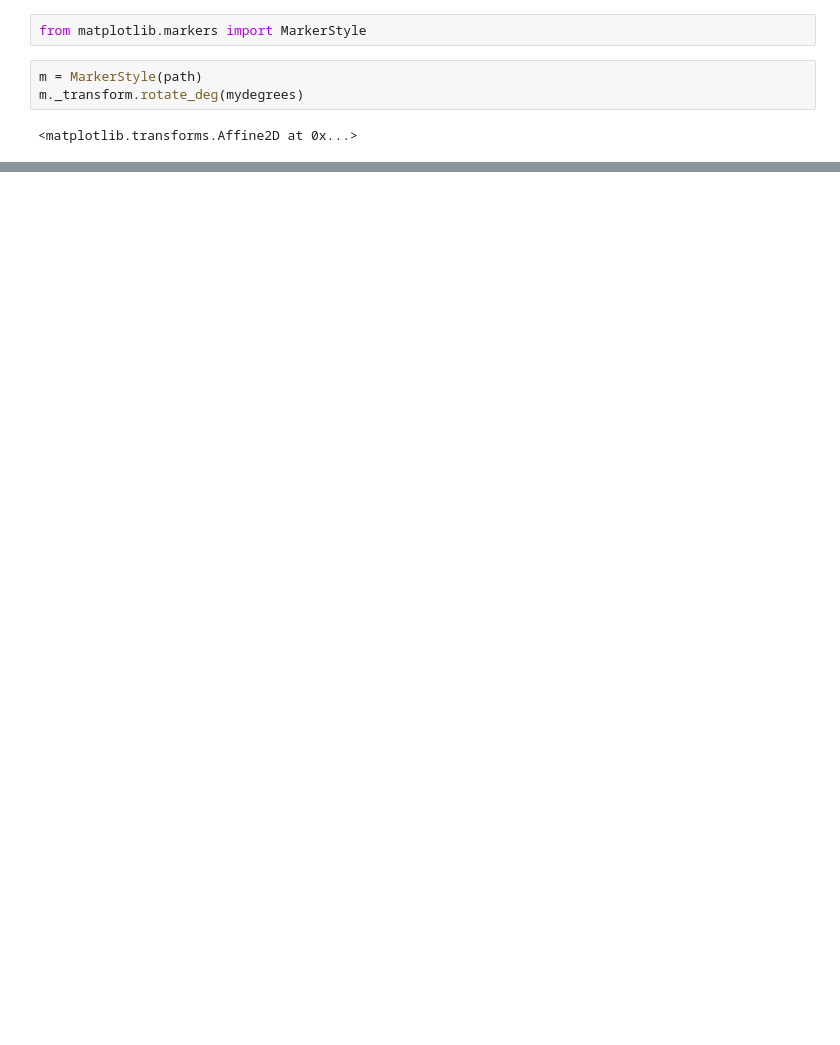
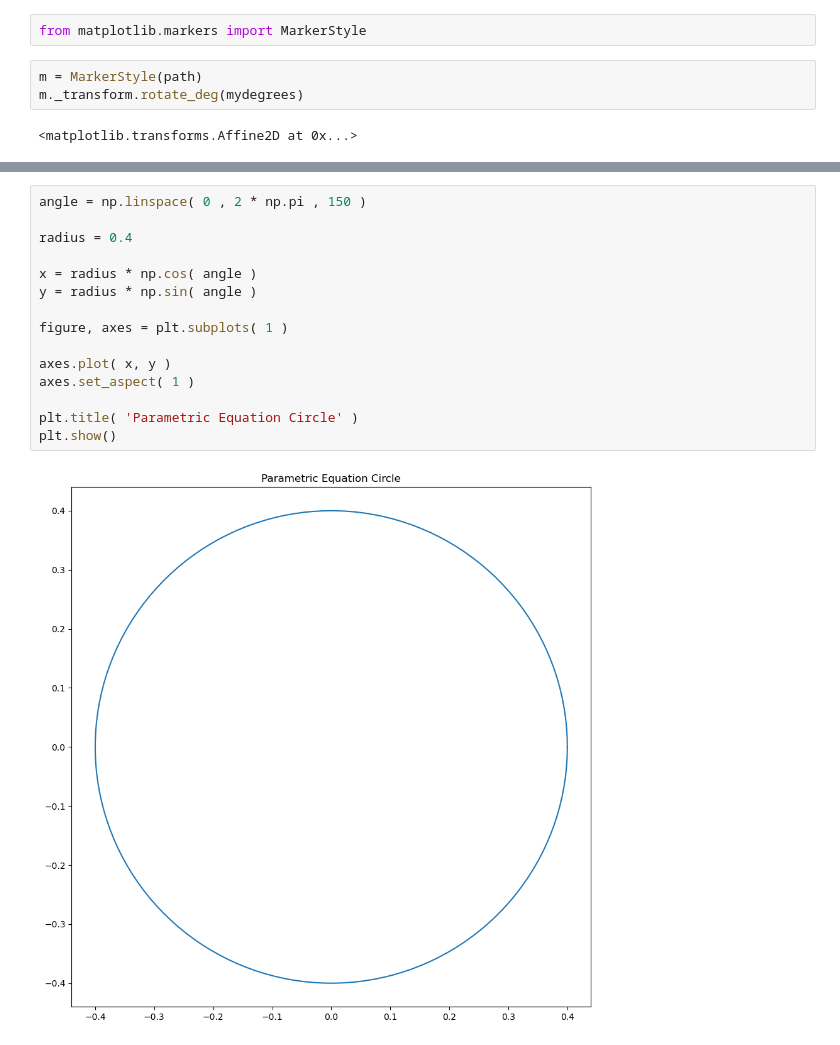
Before and after one commit to andersolson/Python-Projects, a Jupyter notebook: chaos-magick/Sandbox.ipynb, the cells around one changed output, grey strips where cells are left out. Cells and saved outputs as stored; diff of their text form; blank space fills up the shorter version.

```diff
--- a/chaos-magick/Sandbox.ipynb
+++ b/chaos-magick/Sandbox.ipynb
@@ -420,0 +463,17 @@ plt.plot(xLst, yLst, marker=m, color='black', markevery=[-1],markersize=20)
+# %%
+angle = np.linspace( 0 , 2 * np.pi , 150 )
+
+radius = 0.4
+
+x = radius * np.cos( angle )
+y = radius * np.sin( angle )
+
+figure, axes = plt.subplots( 1 )
+
+axes.plot( x, y )
+axes.set_aspect( 1 )
+
+plt.title( 'Parametric Equation Circle' )
+plt.show()
+# %% [output]
+[figure, added]
```
Also changed, not shown: parts of 40 cells of this notebook, 1 other file.
